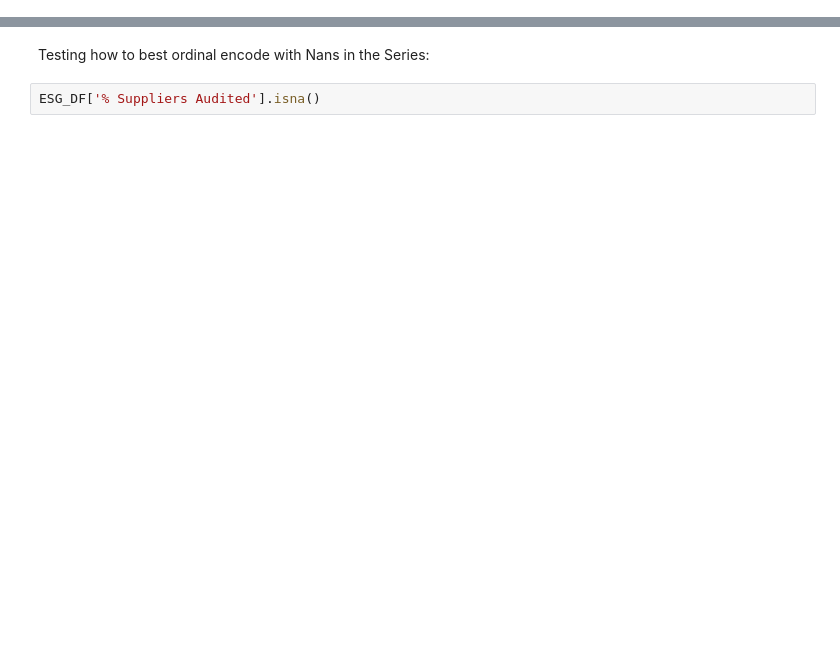
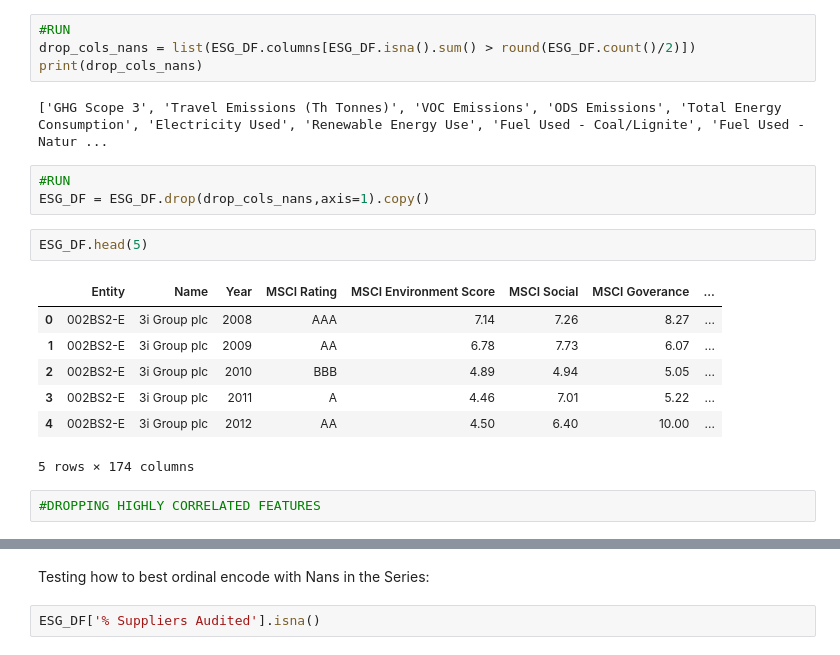
Before and after one commit to awright101/thesis_work_gaialens, a Jupyter notebook: esg_Ftse100_2009-2019_preproc.ipynb, the cells around one changed output, grey strips where cells are left out. Cells and saved outputs as stored; diff of their text form; blank space fills up the shorter version.

```diff
--- a/esg_Ftse100_2009-2019_preproc.ipynb
+++ b/esg_Ftse100_2009-2019_preproc.ipynb
@@ -98,3 +67,24 @@ Reclaimed Water Use                     1097
 dtype: int64
+# %%
+#RUN
+drop_cols_nans = list(ESG_DF.columns[ESG_DF.isna().sum() > round(ESG_DF.count()/2)])
+print(drop_cols_nans)
+# %% [output]
+['GHG Scope 3', 'Travel Emissions (Th Tonnes)', 'VOC Emissions', 'ODS Emissions', 'Total Energy Consumption', 'Electricity Used', 'Renewable Energy Use', 'Fuel Used - Coal/Lignite', 'Fuel Used - Natur ...
+# %%
+#RUN
+ESG_DF = ESG_DF.drop(drop_cols_nans,axis=1).copy()
+# %%
+ESG_DF.head(5)
+# %% [output]
+|  | Entity | Name | Year | MSCI Rating | MSCI Environment Score | MSCI Social | MSCI Goverance | ... |
+| 0 | 002BS2-E | 3i Group plc | 2008 | AAA | 7.14 | 7.26 | 8.27 | ... |
+| 1 | 002BS2-E | 3i Group plc | 2009 | AA | 6.78 | 7.73 | 6.07 | ... |
+| 2 | 002BS2-E | 3i Group plc | 2010 | BBB | 4.89 | 4.94 | 5.05 | ... |
+| 3 | 002BS2-E | 3i Group plc | 2011 | A | 4.46 | 7.01 | 5.22 | ... |
+| 4 | 002BS2-E | 3i Group plc | 2012 | AA | 4.50 | 6.40 | 10.00 | ... |
+5 rows × 174 columns
+# %%
+#DROPPING HIGHLY CORRELATED FEATURES
 # %%
 print(ESG_DF.nunique().sort_values(ascending=True).head(100))
```
Also changed, not shown: parts of 33 cells of this notebook, 3 other files.
